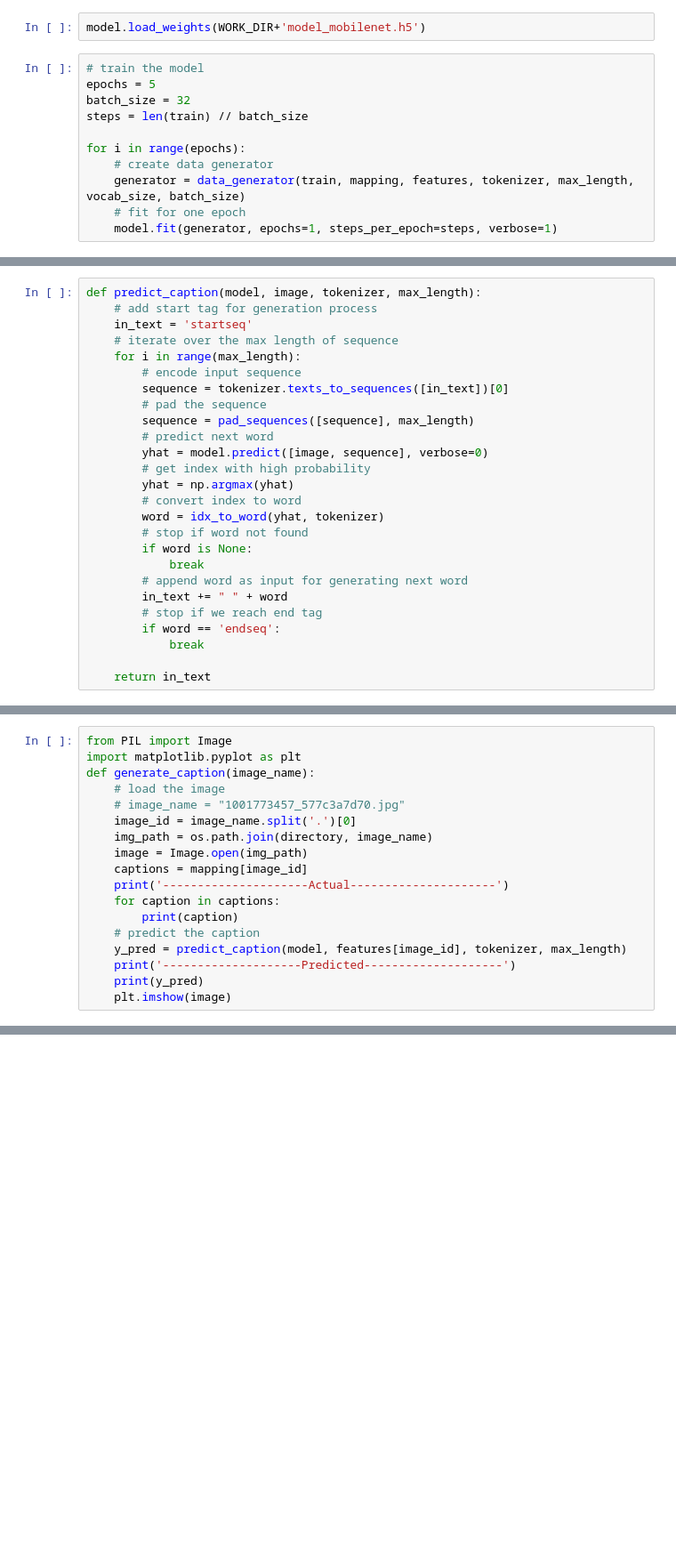
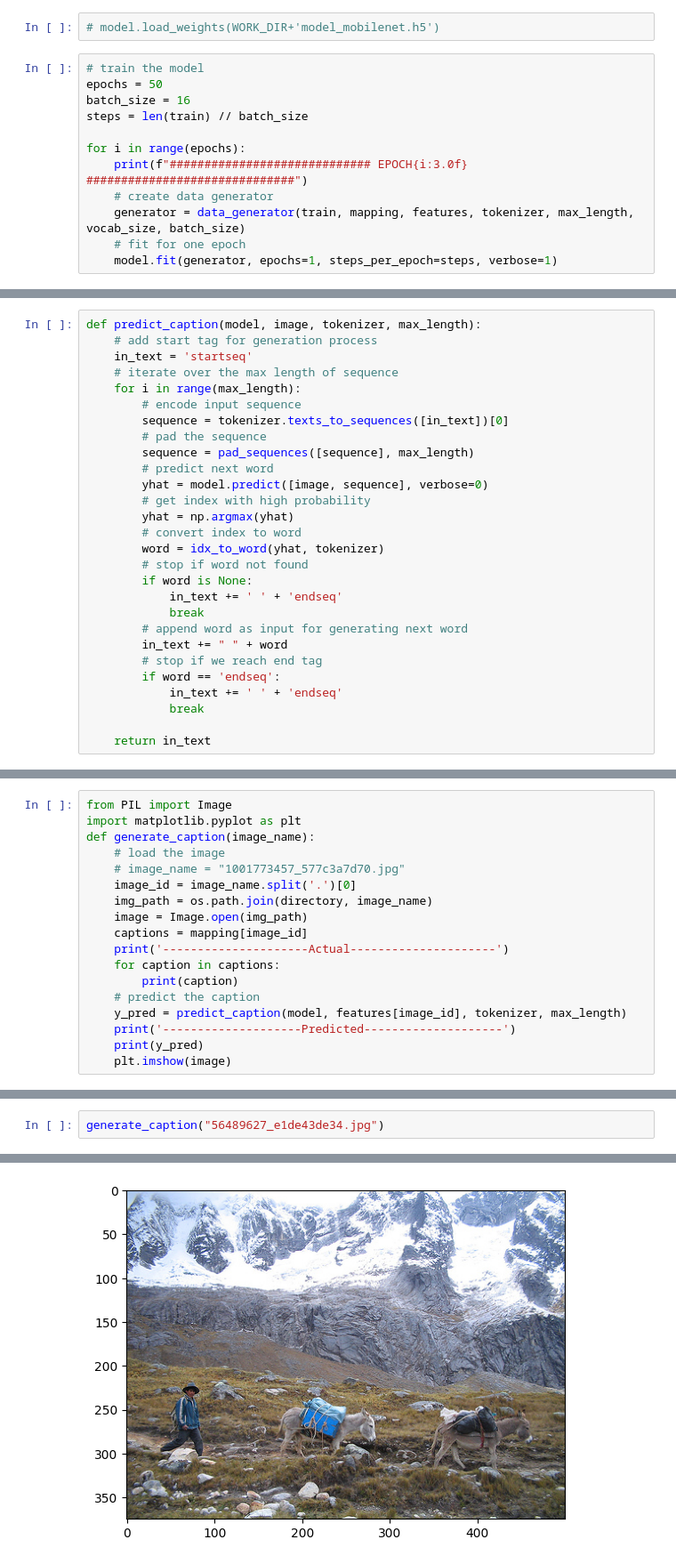
Before and after one commit to nimeshagrawal/Auto-Image-Captioning, a Jupyter notebook: Image_Captioning_mobilenet.ipynb, the cells around one changed output, grey strips where cells are left out. Shown at 89% size. Drawn from its saved outputs; the diff is of its cells as text; blank space fills up the shorter version.

```diff
--- a/Image_Captioning_mobilenet.ipynb
+++ b/Image_Captioning_mobilenet.ipynb
@@ -302,12 +299,13 @@ plot_model(model, show_shapes=True)
 # %%
-model.load_weights(WORK_DIR+'model_mobilenet.h5')
+# model.load_weights(WORK_DIR+'model_mobilenet.h5')
 # %%
 # train the model
-epochs = 5
-batch_size = 32
+epochs = 50
+batch_size = 16
 steps = len(train) // batch_size
 
 for i in range(epochs):
+    print(f"############################# EPOCH{i:3.0f}   ##############################")
     # create data generator
     generator = data_generator(train, mapping, features, tokenizer, max_length, vocab_size, batch_size)
     # fit for one epoch
@@ -346,11 +356,13 @@ def predict_caption(model, image, tokenizer, max_length):
         word = idx_to_word(yhat, tokenizer)
         # stop if word not found
         if word is None:
+            in_text += ' ' + 'endseq'
             break
         # append word as input for generating next word
         in_text += " " + word
         # stop if we reach end tag
         if word == 'endseq':
+            in_text += ' ' + 'endseq'
             break
 
     return in_text
@@ -422 +434,4 @@ startseq two children in colorful shirts are standing on the snow endseq
 [figure]
+# %%
+generate_caption("56489627_e1de43de34.jpg")
+# %% [output]
@@ -422,0 +446 @@ startseq two children in colorful shirts are standing on the snow endseq
+[figure, added]
```
Also changed, not shown: parts of 11 cells of this notebook, 7 other files.
